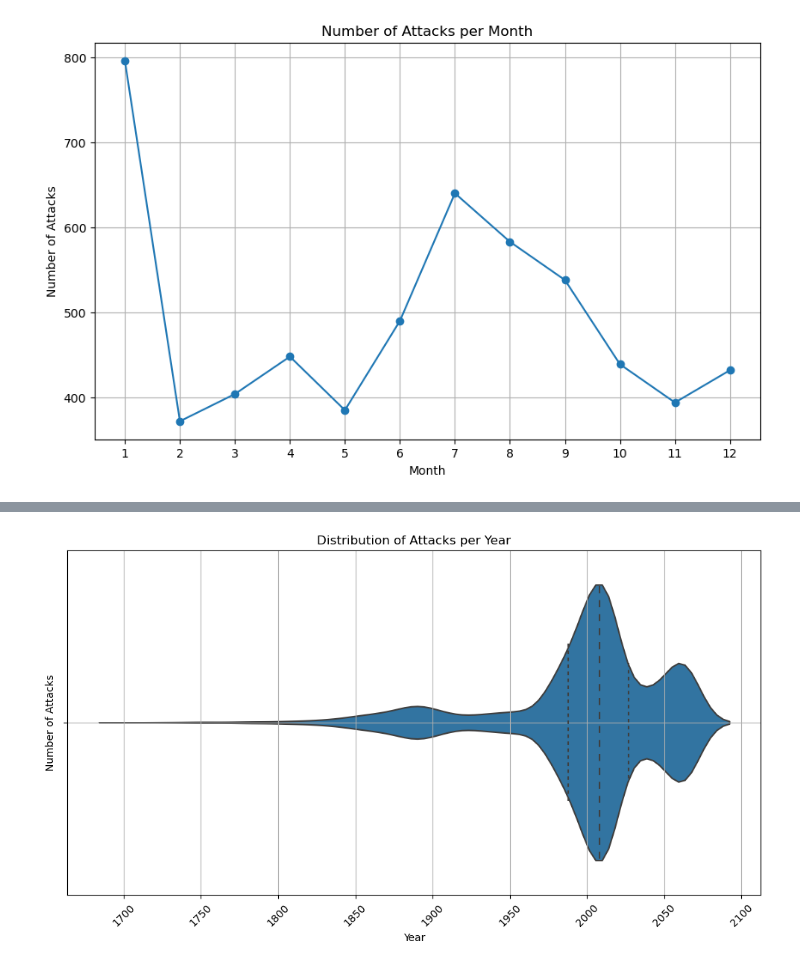
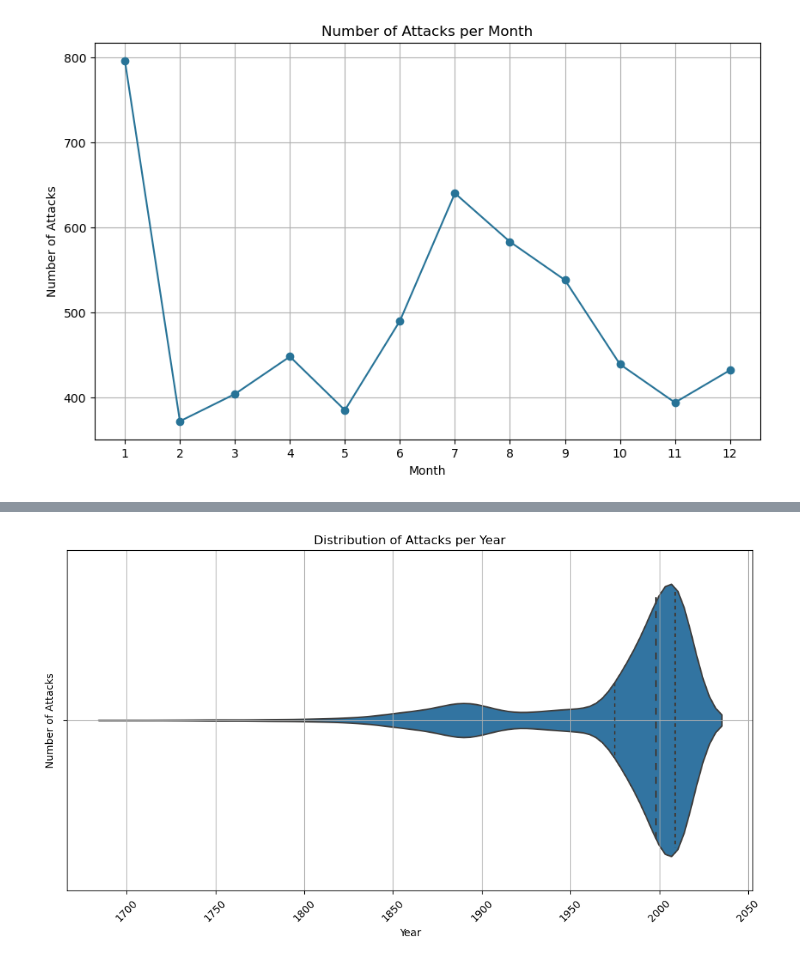
Before and after one commit to HagenGrant/project-1-group-05, a Jupyter notebook: Bradley/Shark Attacks-BRADLEY.ipynb, the cells around one changed output, grey strips where cells are left out. Saved outputs shown, nothing was run; the diff lists cells and outputs as text; code cells hidden in the pictures.

Commit message:
Updates 6.4.24
Updated charts color schemes and added additional charts

```diff
--- a/Bradley/Shark Attacks-BRADLEY.ipynb
+++ b/Bradley/Shark Attacks-BRADLEY.ipynb
@@ -529,7 +529,7 @@ species_mapping = {
     'Tiger Shark': 'Tiger Shark',
     'Bull Shark': 'Bull Shark',
     'Reef Shark': 'Reef Shark',
-    'Unidentified': 'Unidentified',
+    'Unidentified': 'Unknown',
     'Questionable': 'Questionable',
     'Wobbegong Shark': 'Wobbegong Shark',
     'Blacktip Shark': 'Blacktip Shark',
@@ -610,3 +632,31 @@ plt.grid(True)
 plt.show()
 # %% [output]
 [figure]
+# %%
+import seaborn as sns
+import matplotlib.pyplot as plt
+import numpy as np
+
+# Set the color
+color = '#277397'
+
+# Extract month from the 'date' column
+df['month'] = df['date'].dt.month
+
+# Count attacks per month
+attacks_per_month = df['month'].value_counts().sort_index()
+
+# Create a line chart
+plt.figure(figsize=(10, 6))
+sns.regplot(x=attacks_per_month.index, y=attacks_per_month.values, color=color, marker='o', scatter_kws={'s': 100})
+
+# Calculate and print the correlation coefficient (r value)
+r = np.corrcoef(attacks_per_month.index, attacks_per_month.values)[0, 1]
+plt.text(9, 300, f"r = {r:.2f}", fontsize=12, color=color)
+
+plt.title('Number of Attacks per Month with Regression Line')
+plt.xlabel('Month')
+plt.ylabel('Number of Attacks')
+plt.xticks(range(1, 13))  # Set ticks for each month
+plt.grid(True)
+plt.show()
@@ -613,18 +669,15 @@ plt.show()
 # %%
-# Convert 'date' column to datetime
-df['date'] = pd.to_datetime(df['date'])
-
-# Extract year from the 'date' column
-df['year'] = df['date'].dt.year
+# Filter out years greater than 2016
+df_filtered = df[df['year'] <= 2016]
 
 # Create a violin plot
 plt.figure(figsize=(12, 6))
-sns.violinplot(x='year', data=df, inner='quartile')  # Set inner parameter to quartile for quartiles to be drawn inside the violins
+sns.violinplot(x='year', data=df_filtered, inner='quartile')
 plt.title('Distribution of Attacks per Year')
 plt.xlabel('Year')
 plt.ylabel('Number of Attacks')
-plt.xticks(rotation=45)  # Rotate x-axis labels for better visibility
+plt.xticks(rotation=45)
 plt.grid(True)
 plt.show()
 # %% [output]
-[figure, old version]
+[figure, new version]
```
Also changed, not shown: parts of 7 cells of this notebook.
